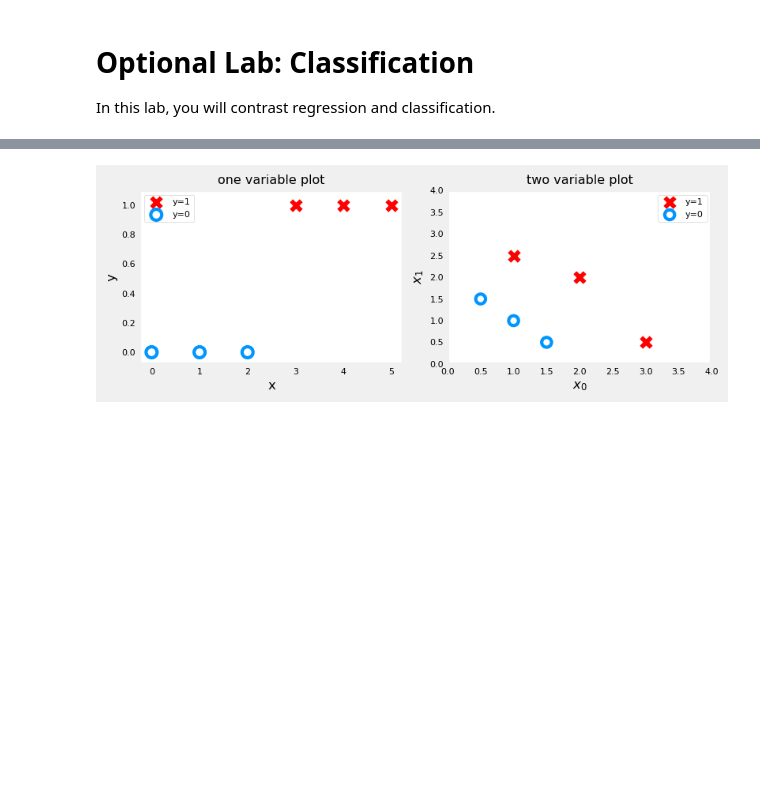
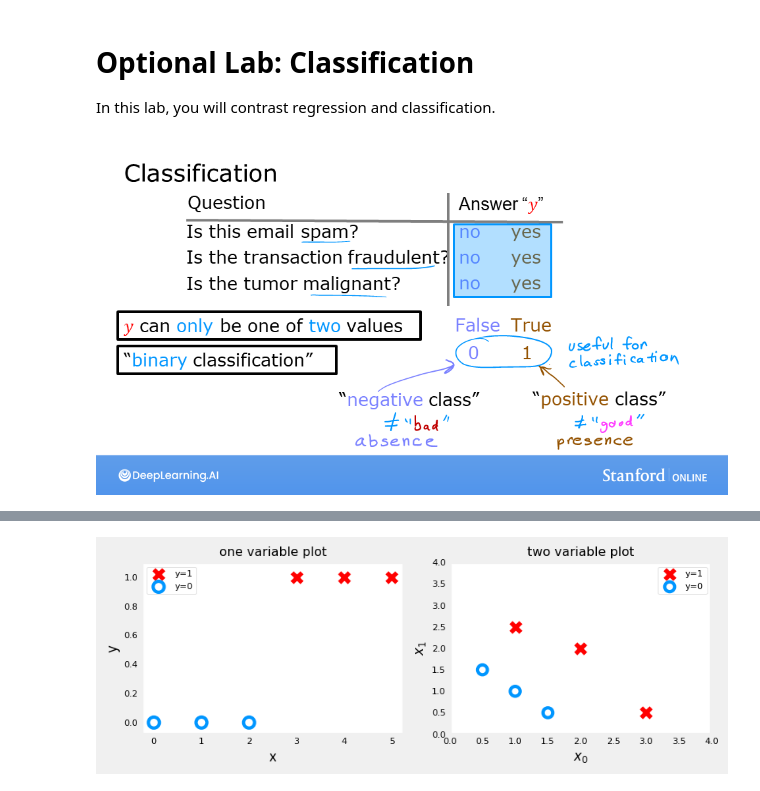
Before and after one commit to jagomezmat/machineLearning, a Jupyter notebook: workWeek3/C1_W3_Lab01_Classification_Soln.ipynb, the cells around one changed output, grey strips where cells are left out. Saved outputs shown, nothing was run; the diff lists cells and outputs as text; code cells hidden in the pictures; blank space fills up the shorter version.

Commit message:
Subida desde  google colab de trabajo de workWeek3

```diff
--- a/workWeek3/C1_W3_Lab01_Classification_Soln.ipynb
+++ b/workWeek3/C1_W3_Lab01_Classification_Soln.ipynb
@@ -18,6 +17,19 @@ import matplotlib.pyplot as plt
 from lab_utils_common import dlc, plot_data
 from plt_one_addpt_onclick import plt_one_addpt_onclick
 plt.style.use('./deeplearning.mplstyle')
+# %%
+#esto solo en colab
+from PIL import Image
+from IPython.display import display
+
+# Cambia la ruta a donde esté tu imagen en Google Drive
+img_path = "/content/drive/MyDrive/Cursos_Data_Science/Curso_Machine_Learning_UStanford/workWeek3/images/C1_W3_Classification.png"
+
+# Cargar y mostrar la imagen
+img = Image.open(img_path)
+display(img)
+# %% [output]
+[figure, added]
 # %% [markdown]
 ## Classification Problems
 <img align="left" src="./images/C1_W3_Classification.png"     style=" width:380px; padding: 10px; " > Examples of classification problems are things like: identifying email as Spam or Not Spam or determining if a tumor is malignant or benign. In particular, these are examples of *binary* classification where there are two possible outcomes.  Outcomes can be  described in pairs of 'positive'/'negative' such as 'yes'/'no, 'true'/'false' or '1'/'0'.
```
Also changed, not shown: parts of 5 cells of this notebook.
